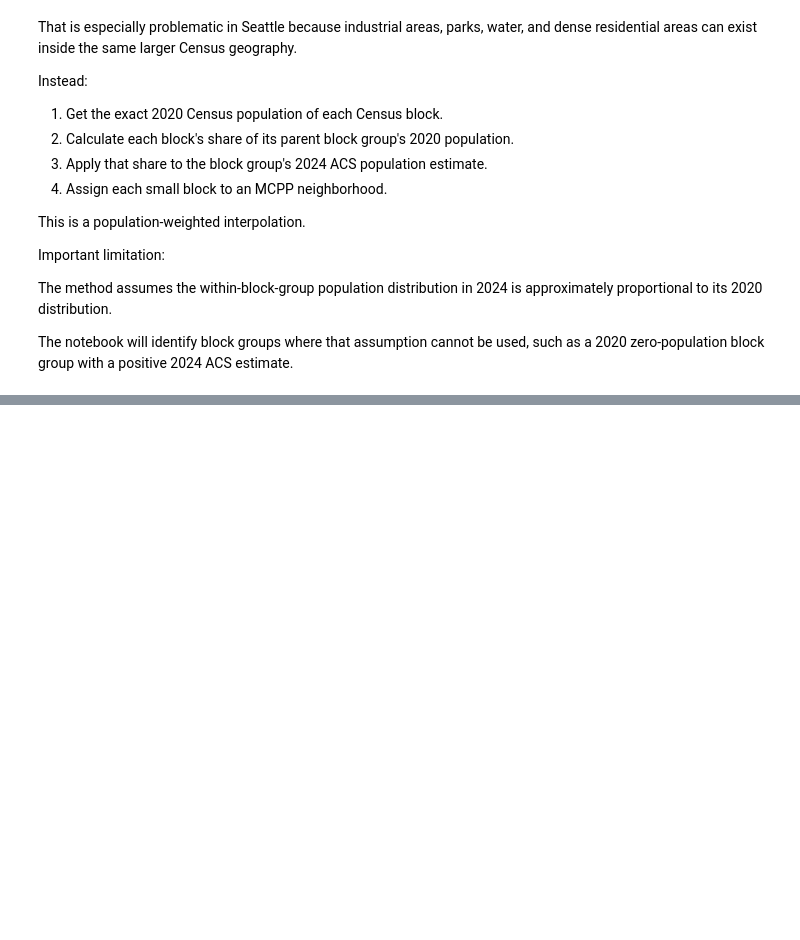
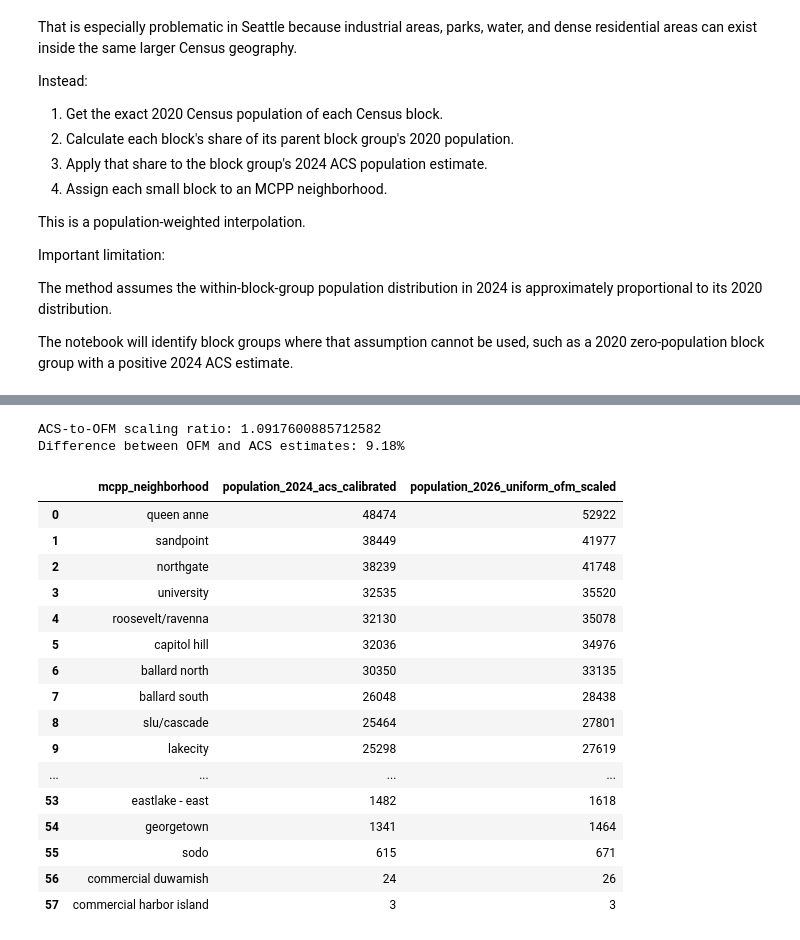
Before and after one commit to benji-carr/SPDCallDashboard, a Jupyter notebook: notebooks/v1_1_population_methodology.ipynb, the cells around one changed output, grey strips where cells are left out. Saved outputs shown, nothing was run; the diff lists cells and outputs as text; code cells hidden in the pictures; blank space fills up the shorter version.

Commit message:
Modifying population methodology notebook

```diff
--- a/notebooks/v1_1_population_methodology.ipynb
+++ b/notebooks/v1_1_population_methodology.ipynb
@@ -1286,36 +1419,56 @@ mcpp_population[
 
 mcpp_population[
     "population_2026_uniform_ofm_scaled"
 ] = (
     mcpp_population[
         "population_2026_uniform_ofm_scaled"
     ]
     .round()
     .astype(int)
 )
 
 
 print(
-    "Uniform 2024 ACS -> 2026 OFM "
-    "growth factor:",
+    "ACS-to-OFM "
+    "scaling ratio:",
     OFM_SCALE_FACTOR,
 )
 
 print(
-    "Uniform implied growth:",
+    "Difference between OFM and ACS estimates:",
     f"{(OFM_SCALE_FACTOR - 1) * 100:.2f}%",
 )
 
 
 display(
     mcpp_population[
         [
             "mcpp_neighborhood",
             "population_2024_acs_calibrated",
             "population_2026_uniform_ofm_scaled",
         ]
     ]
 )
+# %% [output]
+ACS-to-OFM scaling ratio: 1.0917600885712582
+Difference between OFM and ACS estimates: 9.18%
+|  | mcpp_neighborhood | population_2024_acs_calibrated | population_2026_uniform_ofm_scaled |
+| 0 | queen anne | 48474 | 52922 |
+| 1 | sandpoint | 38449 | 41977 |
+| 2 | northgate | 38239 | 41748 |
+| 3 | university | 32535 | 35520 |
+| 4 | roosevelt/ravenna | 32130 | 35078 |
+| 5 | capitol hill | 32036 | 34976 |
+| 6 | ballard north | 30350 | 33135 |
+| 7 | ballard south | 26048 | 28438 |
+| 8 | slu/cascade | 25464 | 27801 |
+| 9 | lakecity | 25298 | 27619 |
+| ... | ... | ... | ... |
+| 53 | eastlake - east | 1482 | 1618 |
+| 54 | georgetown | 1341 | 1464 |
+| 55 | sodo | 615 | 671 |
+| 56 | commercial duwamish | 24 | 26 |
+| 57 | commercial harbor island | 3 | 3 |
 # %% [markdown]
 ## Important interpretation of OFM scaling
 
```
Also changed, not shown: parts of 26 cells of this notebook, 1 other file.
